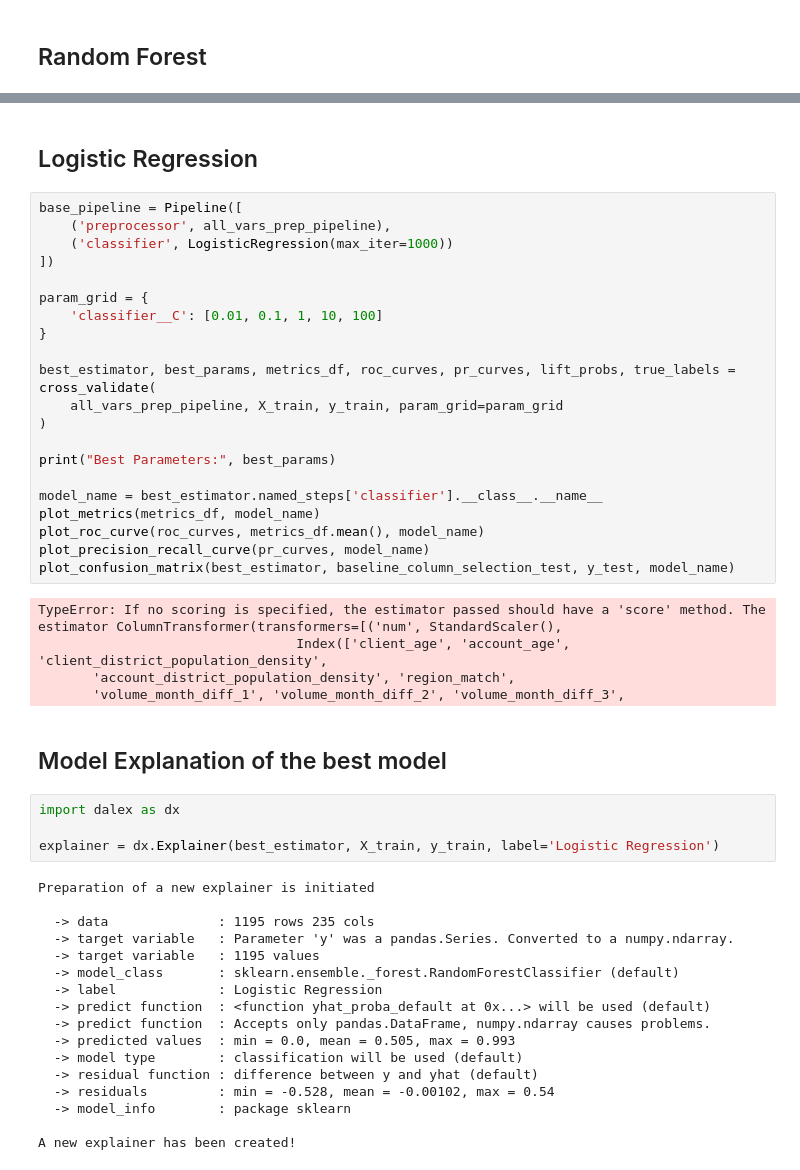
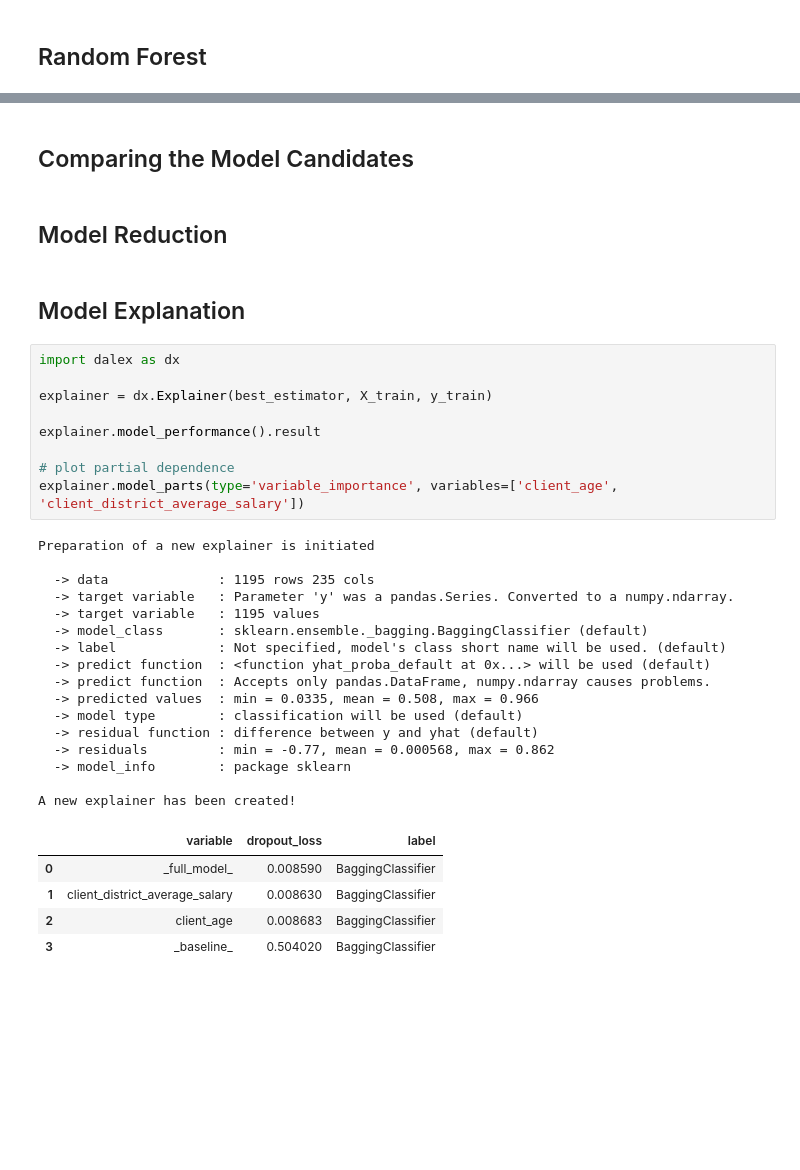
Before and after one commit to okaynils/fhnw-ds-aml, a Jupyter notebook: notebook.ipynb, the cells around one changed output, grey strips where cells are left out. Drawn from its saved outputs; the diff is of its cells as text; blank space fills up the shorter version.

```diff
--- a/notebook.ipynb
+++ b/notebook.ipynb
@@ -1165,51 +1180,37 @@ plot_lift_curve(lift_probs, true_labels, model_name)
-# %% [markdown]
-## Logistic Regression
-# %%
-base_pipeline = Pipeline([
-    ('preprocessor', all_vars_prep_pipeline),
-    ('classifier', LogisticRegression(max_iter=1000))
-])
-
-param_grid = {
-    'classifier__C': [0.01, 0.1, 1, 10, 100]
-}
-
-best_estimator, best_params, metrics_df, roc_curves, pr_curves, lift_probs, true_labels = cross_validate(
-    all_vars_prep_pipeline, X_train, y_train, param_grid=param_grid
-)
-
-print("Best Parameters:", best_params)
-
-model_name = best_estimator.named_steps['classifier'].__class__.__name__
-plot_metrics(metrics_df, model_name)
-plot_roc_curve(roc_curves, metrics_df.mean(), model_name)
-plot_precision_recall_curve(pr_curves, model_name)
-plot_confusion_matrix(best_estimator, baseline_column_selection_test, y_test, model_name)
-# %% [output]
-TypeError: If no scoring is specified, the estimator passed should have a 'score' method. The estimator ColumnTransformer(transformers=[('num', StandardScaler(),
-                                 Index(['client_age', 'account_age', 'client_district_population_density',
-       'account_district_population_density', 'region_match',
-       'volume_month_diff_1', 'volume_month_diff_2', 'volume_month_diff_3',
+# %% [markdown]
+## Comparing the Model Candidates
+# %% [markdown]
+## Model Reduction
 # %% [markdown]
-## Model Explanation of the best model
+## Model Explanation
 # %%
 import dalex as dx
 
-explainer = dx.Explainer(best_estimator, X_train, y_train, label='Logistic Regression')
+explainer = dx.Explainer(best_estimator, X_train, y_train)
+
+explainer.model_performance().result
+
+# plot partial dependence
+explainer.model_parts(type='variable_importance', variables=['client_age', 'client_district_average_salary'])
 # %% [output]
 Preparation of a new explainer is initiated
 
   -> data              : 1195 rows 235 cols
   -> target variable   : Parameter 'y' was a pandas.Series. Converted to a numpy.ndarray.
   -> target variable   : 1195 values
-  -> model_class       : sklearn.ensemble._forest.RandomForestClassifier (default)
-  -> label             : Logistic Regression
+  -> model_class       : sklearn.ensemble._bagging.BaggingClassifier (default)
+  -> label             : Not specified, model's class short name will be used. (default)
   -> predict function  : <function yhat_proba_default at 0x...> will be used (default)
   -> predict function  : Accepts only pandas.DataFrame, numpy.ndarray causes problems.
-  -> predicted values  : min = 0.0, mean = 0.505, max = 0.993
+  -> predicted values  : min = 0.0335, mean = 0.508, max = 0.966
   -> model type        : classification will be used (default)
   -> residual function : difference between y and yhat (default)
-  -> residuals         : min = -0.528, mean = -0.00102, max = 0.54
+  -> residuals         : min = -0.77, mean = 0.000568, max = 0.862
   -> model_info        : package sklearn
 
 A new explainer has been created!
+|  | variable | dropout_loss | label |
+| 0 | _full_model_ | 0.008590 | BaggingClassifier |
+| 1 | client_district_average_salary | 0.008630 | BaggingClassifier |
+| 2 | client_age | 0.008683 | BaggingClassifier |
+| 3 | _baseline_ | 0.504020 | BaggingClassifier |
```
Also changed, not shown: parts of 17 cells of this notebook, 1 other file.
